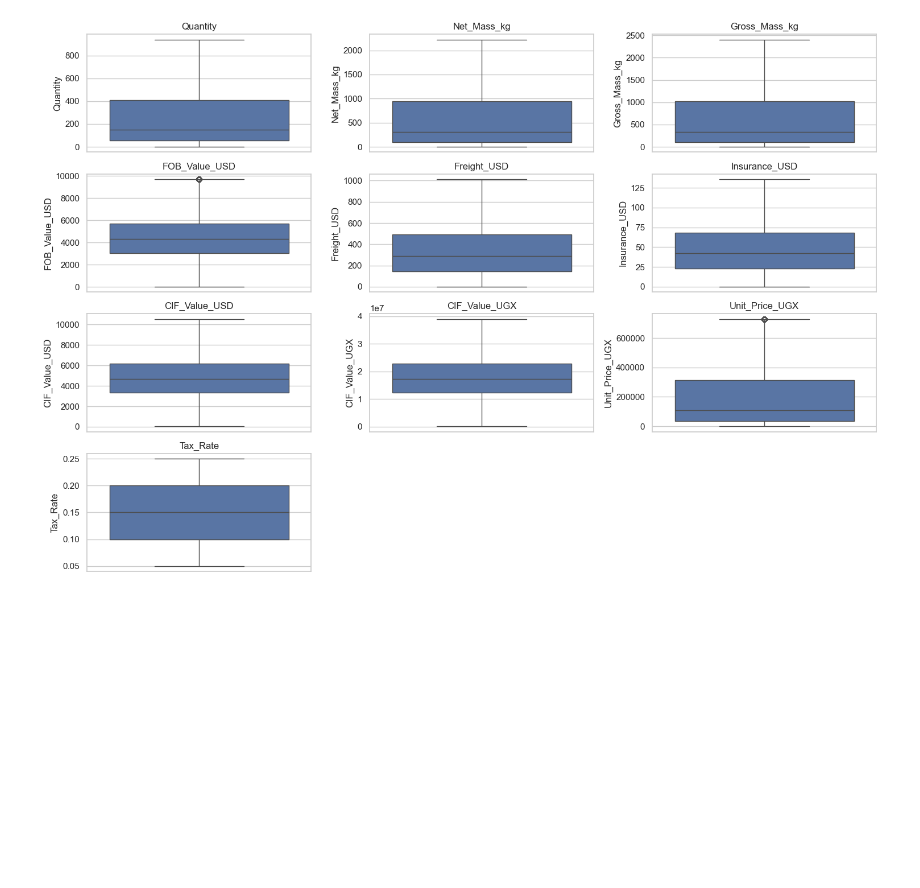
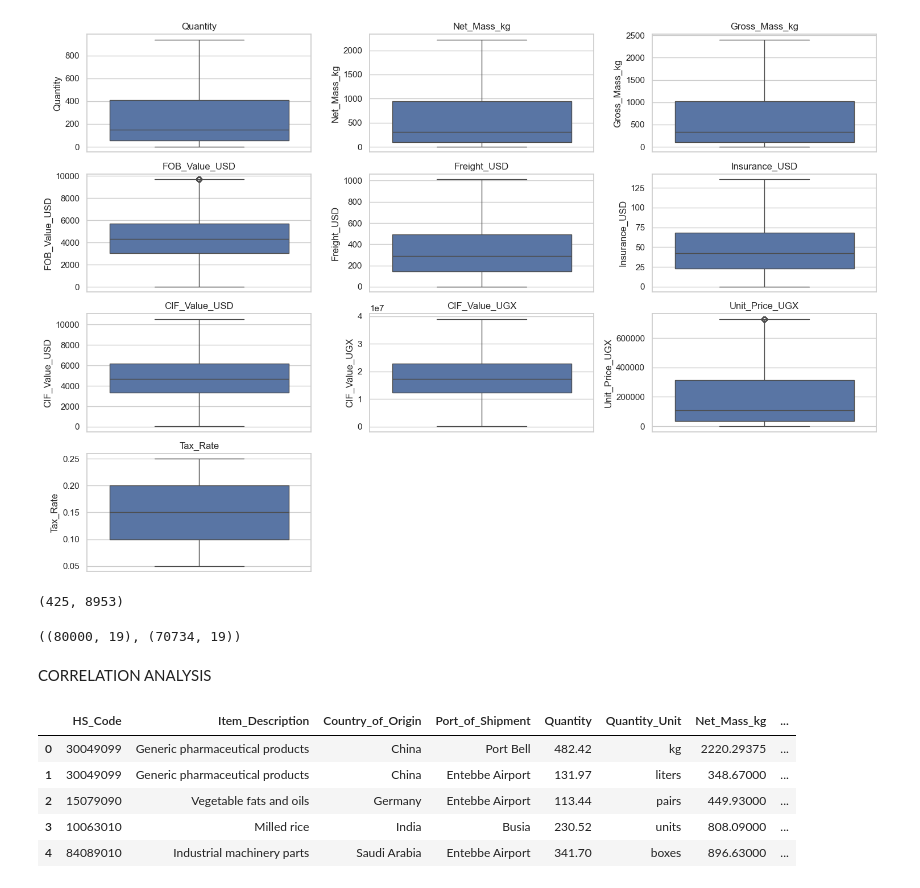
Before and after one commit to sentongo-web/MSDS, a Jupyter notebook: uganda_trade.ipynb, the cells around one changed output. Saved outputs shown, nothing was run; the diff lists cells and outputs as text; code cells hidden in the pictures; blank space fills up the shorter version.

```diff
--- a/uganda_trade.ipynb
+++ b/uganda_trade.ipynb
@@ -422,3 +422,49 @@ for i, col in enumerate(data.select_dtypes(include=['float64']).columns):
 plt.show()
 # %% [output]
 [figure]
+# %%
+# Identifying outliers in the FOB_Value_USD and Unit_Price_UGX using the IQR method
+# Calculating IQR for FOB_Value_USD
+Q1_fob = data['FOB_Value_USD'].quantile(0.25)
+Q3_fob = data['FOB_Value_USD'].quantile(0.75)
+IQR_fob = Q3_fob - Q1_fob
+
+# Defining bounds for FOB outliers
+lower_bound_fob = Q1_fob - 1.5 * IQR_fob
+upper_bound_fob = Q3_fob + 1.5 * IQR_fob
+
+# Identifying FOB outliers
+outliers_fob = data[(data['FOB_Value_USD'] < lower_bound_fob) | (data['FOB_Value_USD'] > upper_bound_fob)]
+
+# Calculating IQR for Unit_Price_UGX
+Q1_price = data['Unit_Price_UGX'].quantile(0.25)
+Q3_price = data['Unit_Price_UGX'].quantile(0.75)
+IQR_price = Q3_price - Q1_price
+
+# Defining bounds for Unit Price outliers
+lower_bound_price = Q1_price - 1.5 * IQR_price
+upper_bound_price = Q3_price + 1.5 * IQR_price
+
+# Identifying Unit Price outliers
+outliers_price = data[(data['Unit_Price_UGX'] < lower_bound_price) | (data['Unit_Price_UGX'] > upper_bound_price)]
+
+# Displaying the number of outliers detected for both columns
+num_outliers_fob = outliers_fob.shape[0]
+num_outliers_price = outliers_price.shape[0]
+
+num_outliers_fob, num_outliers_price
+# %% [output]
+(425, 8953)
+# %%
+# Trimming the outliers from the dataset for FOB_Value_USD and Unit_Price_UGX
+# Removing outliers based on the previously calculated bounds
+cleaned_data = data[(data['FOB_Value_USD'] >= lower_bound_fob) & (data['FOB_Value_USD'] <= upper_bound_fob) &
+                 (data['Unit_Price_UGX'] >= lower_bound_price) & (data['Unit_Price_UGX'] <= upper_bound_price)]
+
+# Displaying the shape of the original and cleaned dataframes
+original_shape = data.shape
+cleaned_shape = cleaned_data.shape
+
+original_shape, cleaned_shape
+# %% [output]
+((80000, 19), (70734, 19))
@@ -424,0 +474,2 @@ plt.show()
+# %% [markdown]
+CORRELATION ANALYSIS
@@ -424,0 +479,10 @@ plt.show()
+# %%
+# Checking the data types and the first few rows of the cleaned dataset to identify non-numeric columns
+cleaned_data.head()
+# %% [output]
+|  | HS_Code | Item_Description | Country_of_Origin | Port_of_Shipment | Quantity | Quantity_Unit | Net_Mass_kg | ... |
+| 0 | 30049099 | Generic pharmaceutical products | China | Port Bell | 482.42 | kg | 2220.29375 | ... |
+| 1 | 30049099 | Generic pharmaceutical products | China | Entebbe Airport | 131.97 | liters | 348.67000 | ... |
+| 2 | 15079090 | Vegetable fats and oils | Germany | Entebbe Airport | 113.44 | pairs | 449.93000 | ... |
+| 3 | 10063010 | Milled rice | India | Busia | 230.52 | units | 808.09000 | ... |
+| 4 | 84089010 | Industrial machinery parts | Saudi Arabia | Entebbe Airport | 341.70 | boxes | 896.63000 | ... |
```
Also changed, not shown: parts of 5 cells of this notebook, 1 other file.
